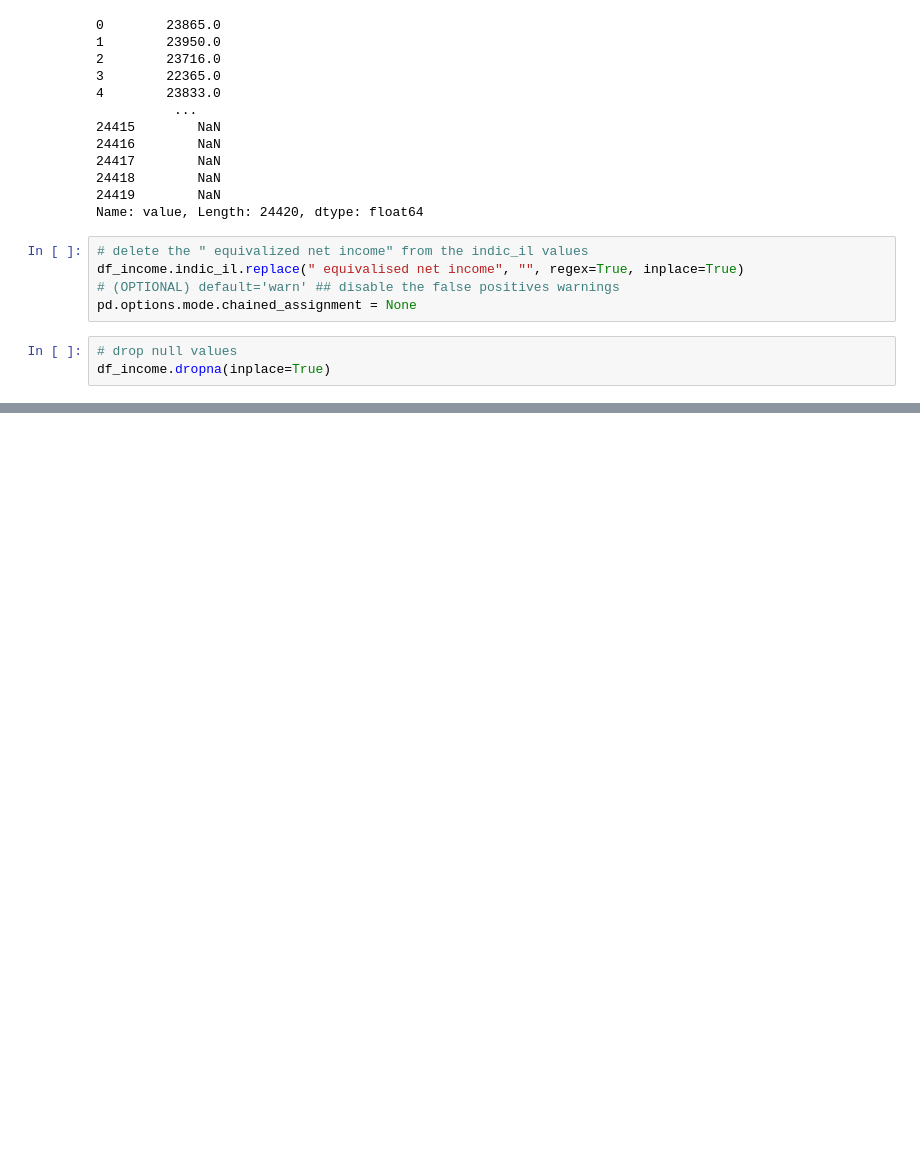
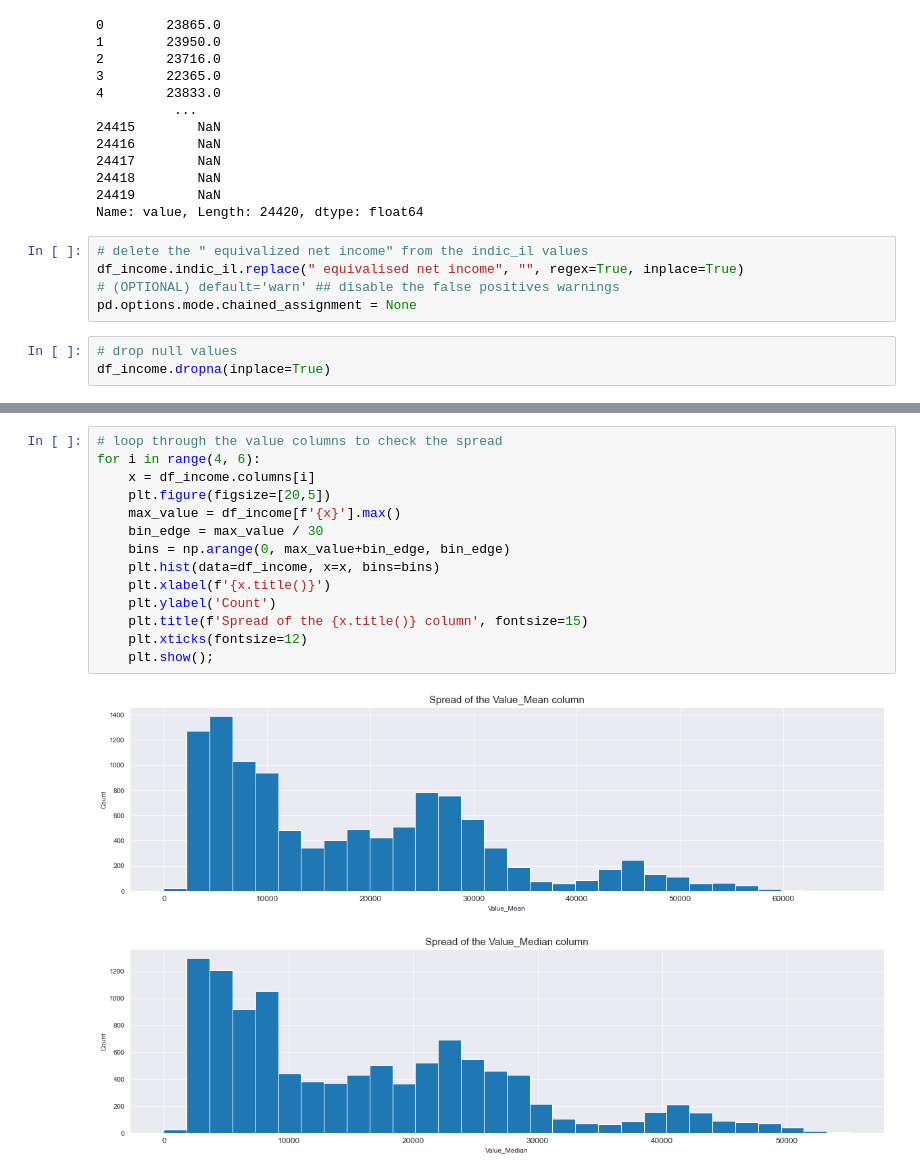
Before and after one commit to udrag/Civil-Servant-Salary-EU-, a Jupyter notebook: CSR_Data Analysis.ipynb, the cells around one changed output, grey strips where cells are left out. Drawn from its saved outputs; the diff is of its cells as text; blank space fills up the shorter version.

```diff
--- a/CSR_Data Analysis.ipynb
+++ b/CSR_Data Analysis.ipynb
@@ -117,0 +142,17 @@ df_no = pd.read_csv('/Volumes/GoogleDrive-114951830941804947409/My Drive/Data an
+# %%
+# loop through the value columns to check the spread
+for i in range(4, 6):
+    x = df_income.columns[i]
+    plt.figure(figsize=[20,5])
+    max_value = df_income[f'{x}'].max()
+    bin_edge = max_value / 30
+    bins = np.arange(0, max_value+bin_edge, bin_edge)
+    plt.hist(data=df_income, x=x, bins=bins)
+    plt.xlabel(f'{x.title()}')
+    plt.ylabel('Count')
+    plt.title(f'Spread of the {x.title()} column', fontsize=15)
+    plt.xticks(fontsize=12)
+    plt.show();
+# %% [output]
+[figure, added]
+[figure, added]
```
Also changed, not shown: parts of 7 cells of this notebook.
